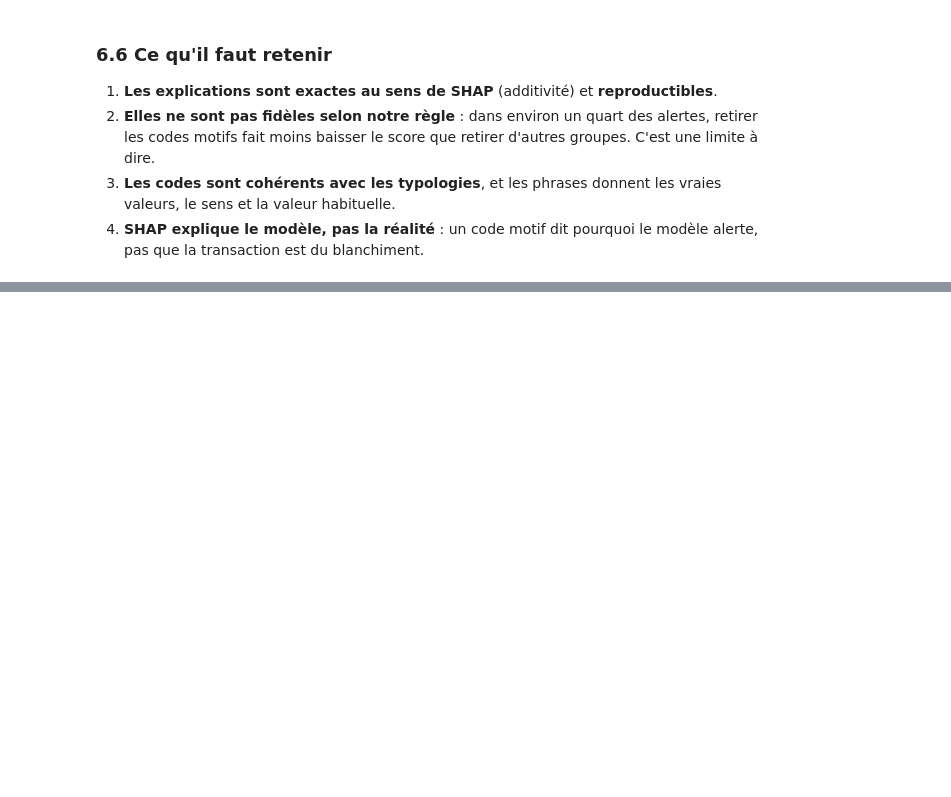
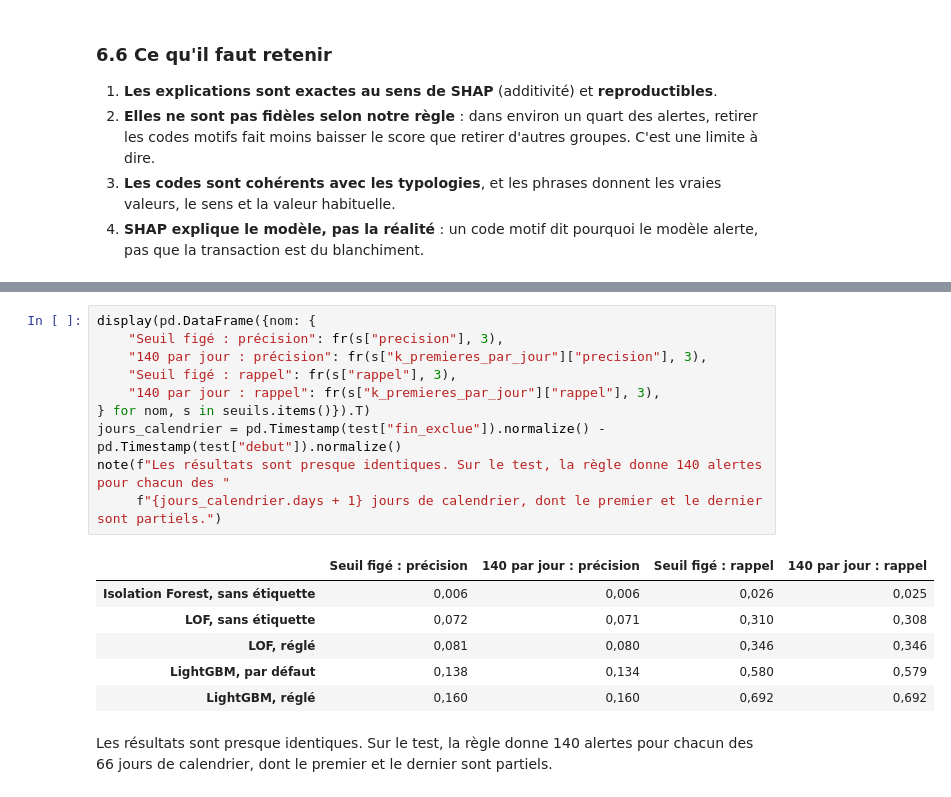
Before and after one commit to aljene307/aml-detection-xai, a Jupyter notebook: notebooks/projet_aml.ipynb, the cells around one changed output, grey strips where cells are left out. Cells and saved outputs as stored; diff of their text form; blank space fills up the shorter version.

```diff
--- a/notebooks/projet_aml.ipynb
+++ b/notebooks/projet_aml.ipynb
@@ -1815,0 +1941,18 @@ note("**Diagnostic** : la règle tirait les groupes « au hasard » parmi les 13
+# %%
+display(pd.DataFrame({nom: {
+    "Seuil figé : précision": fr(s["precision"], 3),
+    "140 par jour : précision": fr(s["k_premieres_par_jour"]["precision"], 3),
+    "Seuil figé : rappel": fr(s["rappel"], 3),
+    "140 par jour : rappel": fr(s["k_premieres_par_jour"]["rappel"], 3),
+} for nom, s in seuils.items()}).T)
+jours_calendrier = pd.Timestamp(test["fin_exclue"]).normalize() - pd.Timestamp(test["debut"]).normalize()
+note(f"Les résultats sont presque identiques. Sur le test, la règle donne 140 alertes pour chacun des "
+     f"{jours_calendrier.days + 1} jours de calendrier, dont le premier et le dernier sont partiels.")
+# %% [output]
+|  | Seuil figé : précision | 140 par jour : précision | Seuil figé : rappel | 140 par jour : rappel |
+| Isolation Forest, sans étiquette | 0,006 | 0,006 | 0,026 | 0,025 |
+| LOF, sans étiquette | 0,072 | 0,071 | 0,310 | 0,308 |
+| LOF, réglé | 0,081 | 0,080 | 0,346 | 0,346 |
+| LightGBM, par défaut | 0,138 | 0,134 | 0,580 | 0,579 |
+| LightGBM, réglé | 0,160 | 0,160 | 0,692 | 0,692 |
+Les résultats sont presque identiques. Sur le test, la règle donne 140 alertes pour chacun des 66 jours de calendrier, dont le premier et le dernier sont partiels.
```
Also changed, not shown: parts of 11 cells of this notebook.
